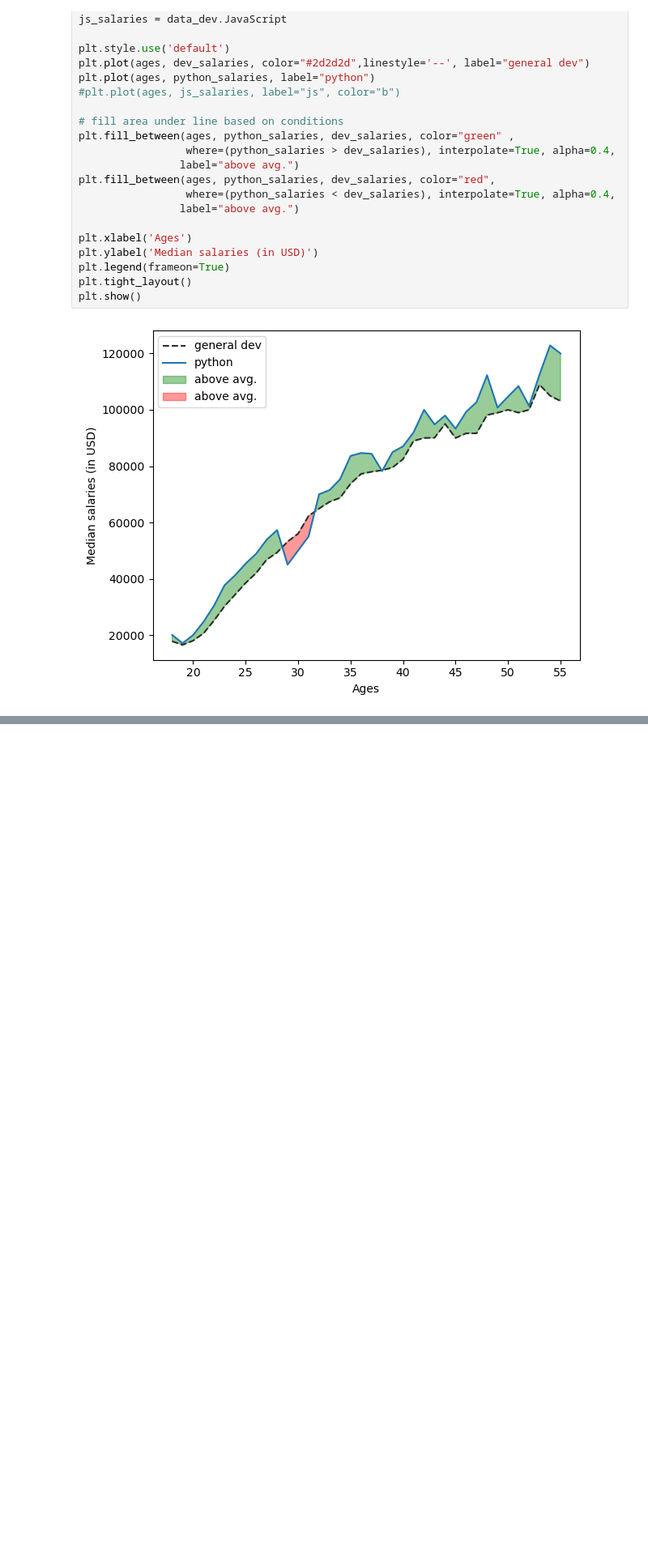
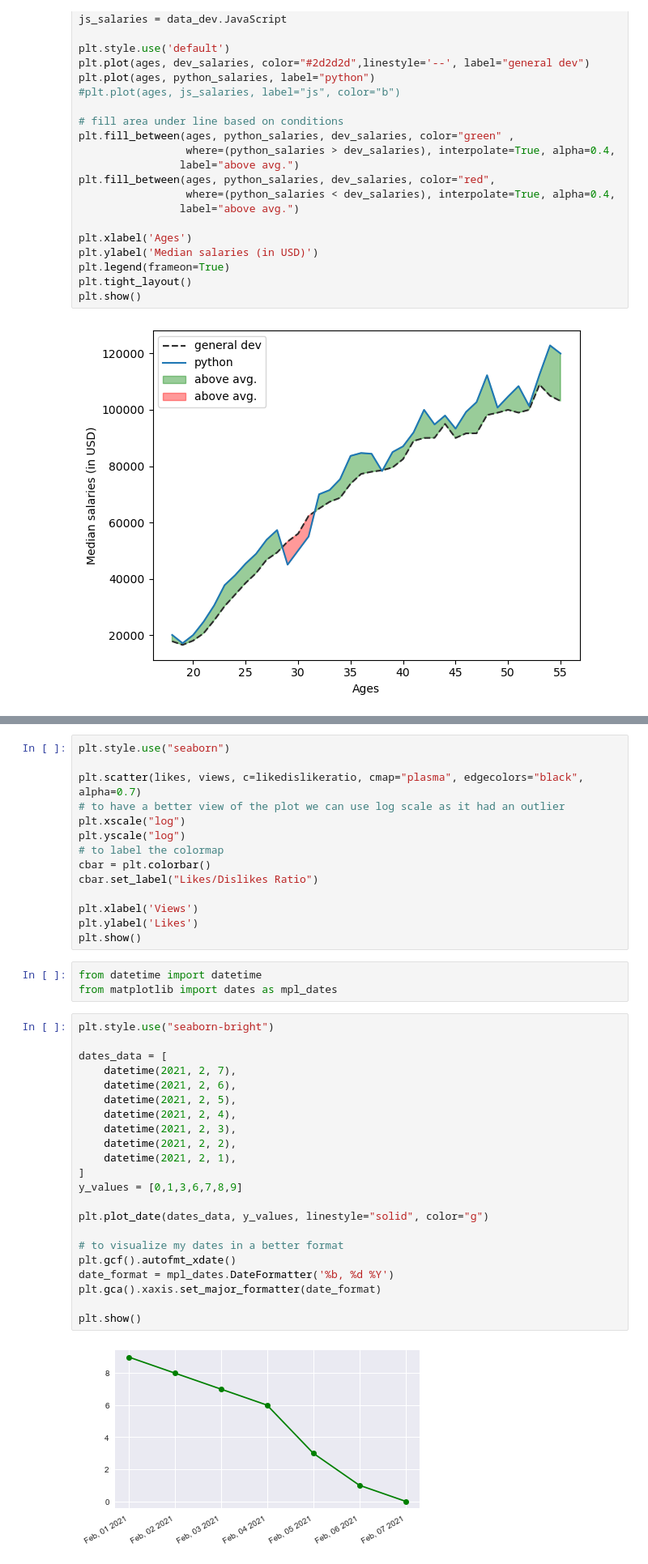
Before and after one commit to rahulkapoor253/Notebooks, a Jupyter notebook: rahul_matplotlib.ipynb, the cells around one changed output, grey strips where cells are left out. Shown: that part at 81% size. Cells and saved outputs as stored; diff of their text form; blank space fills up the shorter version.

Commit message:
Updated matplotlib notebook

```diff
--- a/rahul_matplotlib.ipynb
+++ b/rahul_matplotlib.ipynb
@@ -233,0 +271,41 @@ plt.show()
+# %%
+plt.style.use("seaborn")
+
+plt.scatter(likes, views, c=likedislikeratio, cmap="plasma", edgecolors="black", alpha=0.7)
+# to have a better view of the plot we can use log scale as it had an outlier
+plt.xscale("log")
+plt.yscale("log")
+# to label the colormap
+cbar = plt.colorbar()
+cbar.set_label("Likes/Dislikes Ratio")
+
+plt.xlabel('Views')
+plt.ylabel('Likes')
+plt.show()
+# %%
+from datetime import datetime
+from matplotlib import dates as mpl_dates
+# %%
+plt.style.use("seaborn-bright")
+
+dates_data = [
+    datetime(2021, 2, 7),
+    datetime(2021, 2, 6),
+    datetime(2021, 2, 5),
+    datetime(2021, 2, 4),
+    datetime(2021, 2, 3),
+    datetime(2021, 2, 2),
+    datetime(2021, 2, 1),
+]
+y_values = [0,1,3,6,7,8,9]
+
+plt.plot_date(dates_data, y_values, linestyle="solid", color="g")
+
+# to visualize my dates in a better format
+plt.gcf().autofmt_xdate()
+date_format = mpl_dates.DateFormatter('%b, %d %Y')
+plt.gca().xaxis.set_major_formatter(date_format)
+
+plt.show()
+# %% [output]
+[figure, added]
```
Also changed, not shown: parts of 10 cells of this notebook.
